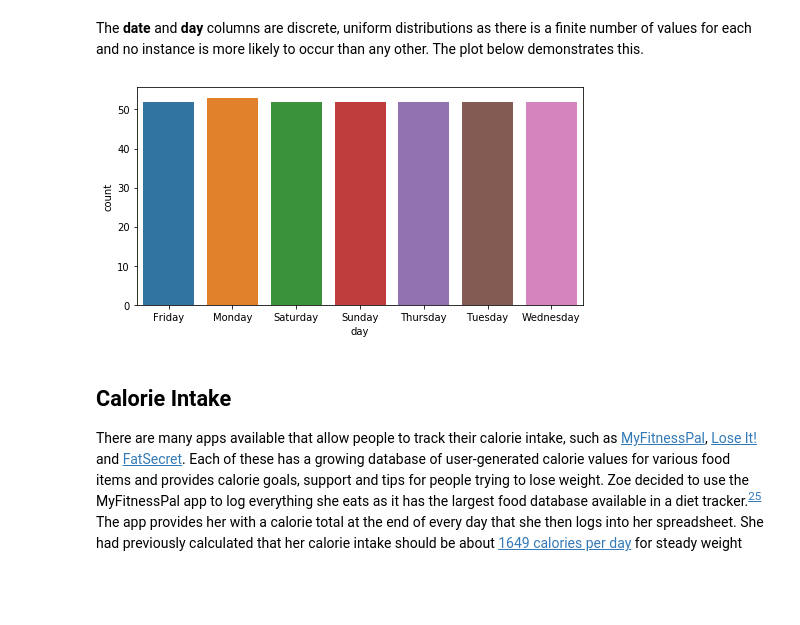
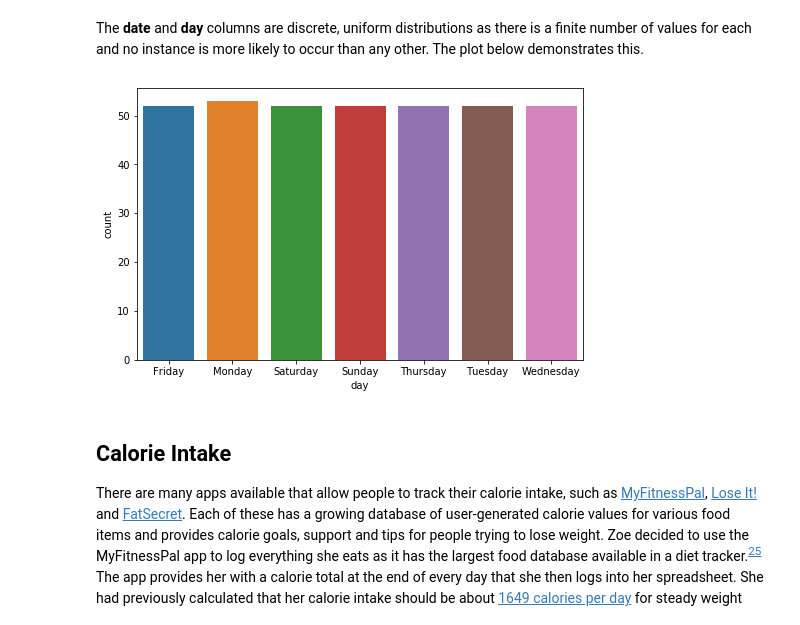
Before and after one commit to jennifer-ryan/data-set-simulation, a Jupyter notebook: Dataset Simulation.ipynb, the cells around one changed output. Drawn from its saved outputs; the diff is of its cells as text; code cells hidden in the pictures; blank space fills up the shorter version.

```diff
--- a/Dataset Simulation.ipynb
+++ b/Dataset Simulation.ipynb
@@ -218,11 +220,11 @@ df.head()
 The **date** and **day** columns are discrete, uniform distributions as there is a finite number of values for each and no instance is more likely to occur than any other. The plot below demonstrates this.
 # %%
 # Plotting day distributions.
-plt.figure(figsize=(8, 4))
+plt.figure(figsize=(8, 5))
 sns.countplot(df.day)
 plt.show()
 # %% [output]
-[figure, old version]
+[figure, new version]
 # %% [markdown]
 ## Calorie Intake
 
```
Also changed, not shown: parts of 13 cells of this notebook, 1 other file.
